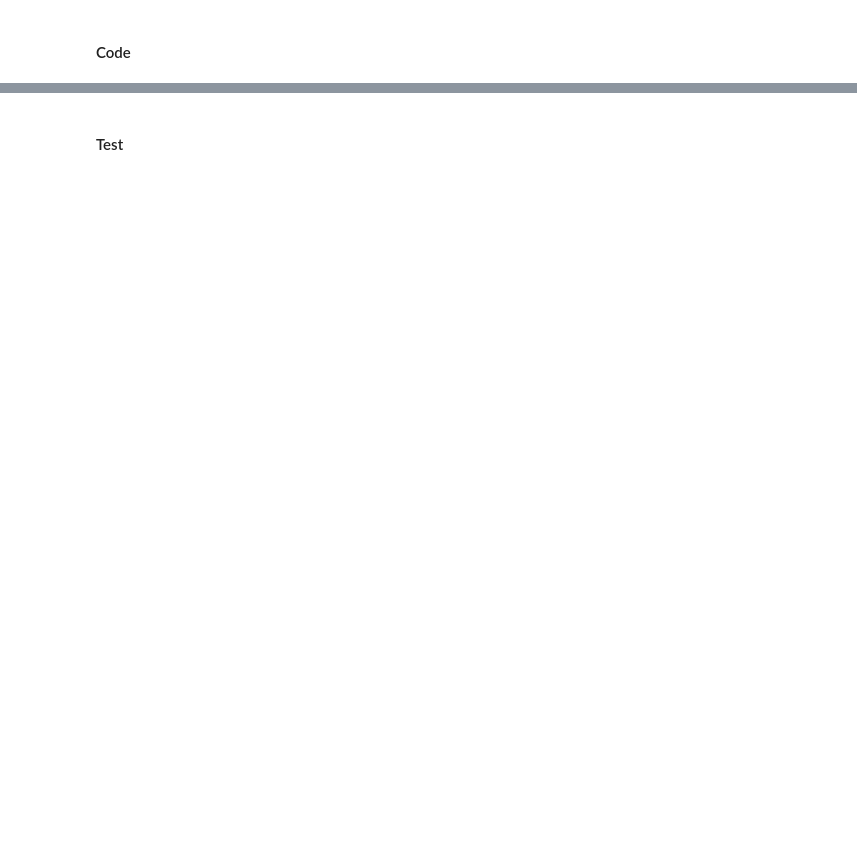
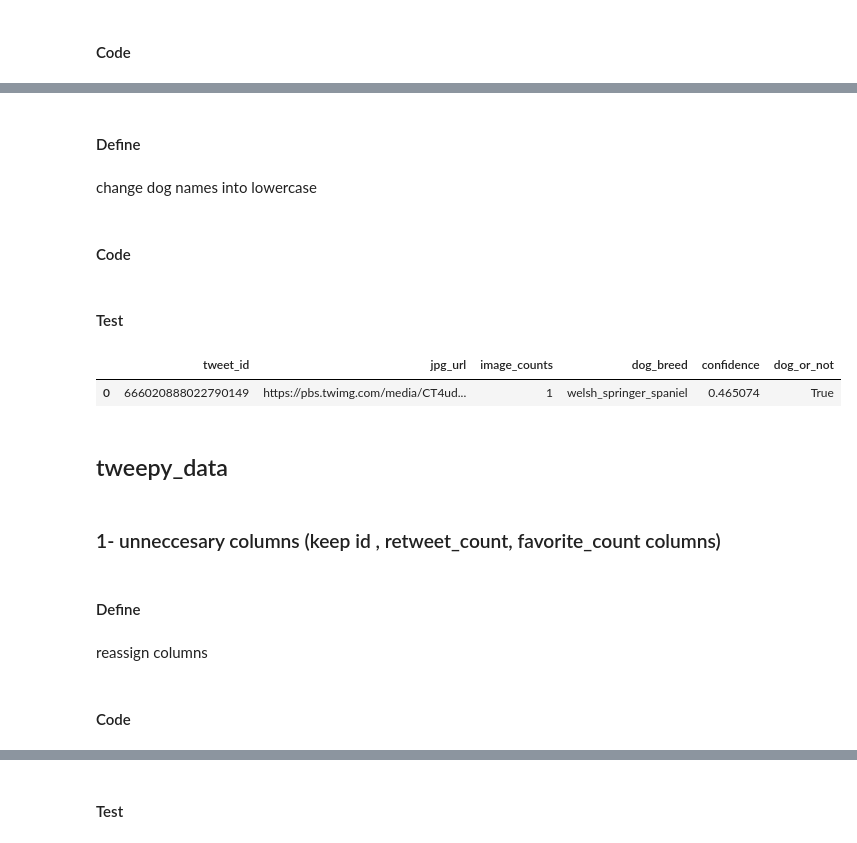
Before and after one commit to uminomuneaki/Analyze-WeRateDogs-with-tweepy, a Jupyter notebook: wrangle_act.ipynb, the cells around one changed output, grey strips where cells are left out. Cells and saved outputs as stored; diff of their text form; code cells hidden in the pictures; blank space fills up the shorter version.

```diff
--- a/wrangle_act.ipynb
+++ b/wrangle_act.ipynb
@@ -524,0 +624,2 @@ twitter_archive_clean['rating_numerator'] = twitter_archive_clean['rating_numera
+# %%
+image_prediction_clean.tweet_id = image_prediction_clean.tweet_id.astype(str)
@@ -524,0 +646,25 @@ twitter_archive_clean['rating_numerator'] = twitter_archive_clean['rating_numera
+# %% [markdown]
+#### Define
+# %% [markdown]
+change dog names into lowercase
+# %% [markdown]
+#### Code
+# %%
+image_prediction_clean.dog_breed = image_prediction_clean.dog_breed.str.lower()
+# %% [markdown]
+#### Test
+# %%
+image_prediction_clean.head(1)
+# %% [output]
+|  | tweet_id | jpg_url | image_counts | dog_breed | confidence | dog_or_not |
+| 0 | 666020888022790149 | https://pbs.twimg.com/media/CT4ud... | 1 | welsh_springer_spaniel | 0.465074 | True |
+# %% [markdown]
+## tweepy_data
+# %% [markdown]
+### 1- unneccesary columns (keep id , retweet_count, favorite_count columns)
+# %% [markdown]
+#### Define
+# %% [markdown]
+reassign columns
+# %% [markdown]
+#### Code
```
Also changed, not shown: parts of 88 cells of this notebook.
